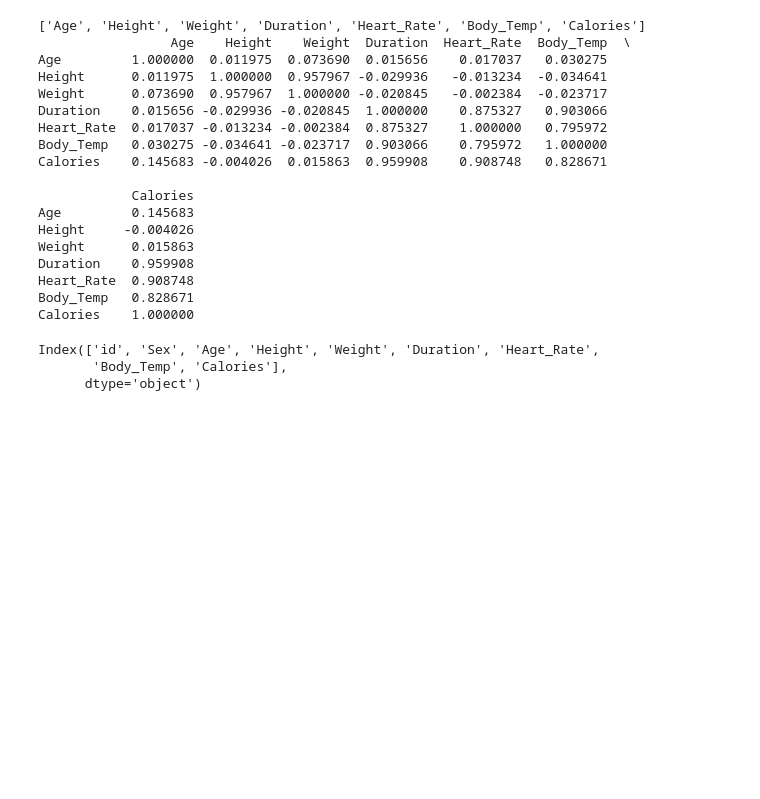
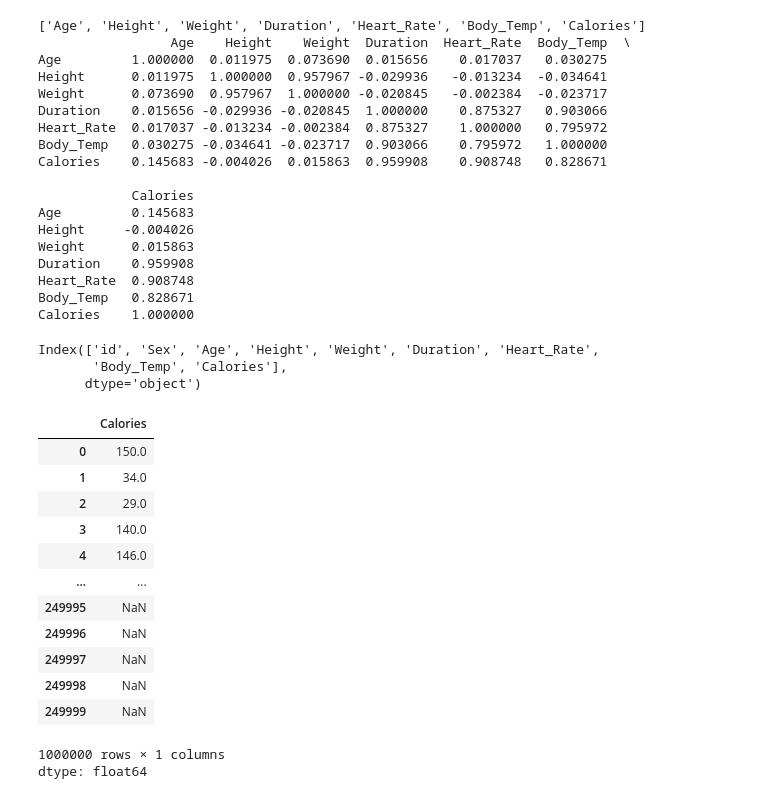
Before and after one commit to Abu-Taher01/Predict-Calorie-Expenditure, a Jupyter notebook: Welcome_To_Colab.ipynb, the cells around one changed output. Saved outputs shown, nothing was run; the diff lists cells and outputs as text; code cells hidden in the pictures; blank space fills up the shorter version.

```diff
--- a/Welcome_To_Colab.ipynb
+++ b/Welcome_To_Colab.ipynb
@@ -298,6 +298,45 @@ calories_df.columns
 Index(['id', 'Sex', 'Age', 'Height', 'Weight', 'Duration', 'Heart_Rate',
        'Body_Temp', 'Calories'],
       dtype='object')
+# %%
+# Calculate the sum and count of 'Calories' for each sex
+# sum_calories_by_sex = calories_df.groupby('Sex')['Calories'].transform('sum')
+# count_sex = calories_df.groupby('Sex')['Calories'].transform('count')
+
+# # Calculate the sum and count excluding the current row's value
+# sum_excluding_current = sum_calories_by_sex - calories_df['Calories']
+# count_excluding_current = count_sex - 1
+
+# # Calculate the Leave-One-Out encoded value
+# # Handle the case where count_excluding_current is 0 to avoid division by zero
+# loo_encoded_sex = sum_excluding_current / count_excluding_current.replace(0, np.nan)
+
+# # Fill NaN values (for categories with only one instance) with the overall mean
+# overall_mean_calories = calories_df['Calories'].mean()
+# calories_df['Sex_LOO_Encoded'] = loo_encoded_sex.fillna(overall_mean_calories)
+
+# # Display the first few rows with the new LOO encoded column
+# print("Train data head with LOO encoded 'Sex':")
+# print(calories_df[['Sex', 'Calories', 'Sex_LOO_Encoded']].head())
+# calories_df=calories_df.drop(['Sex'],axis=1)
+calories_df.head()
+calories_df.dropna()
+y=calories_df['Calories']
+# %% [output]
+|  | Calories |
+| 0 | 150.0 |
+| 1 | 34.0 |
+| 2 | 29.0 |
+| 3 | 140.0 |
+| 4 | 146.0 |
+| ... | ... |
+| 249995 | NaN |
+| 249996 | NaN |
+| 249997 | NaN |
+| 249998 | NaN |
+| 249999 | NaN |
+1000000 rows × 1 columns
+dtype: float64
 # %%
 from sklearn.model_selection import train_test_split
 from sklearn.linear_model import LinearRegression
```
Also changed, not shown: parts of 1 cell of this notebook.
